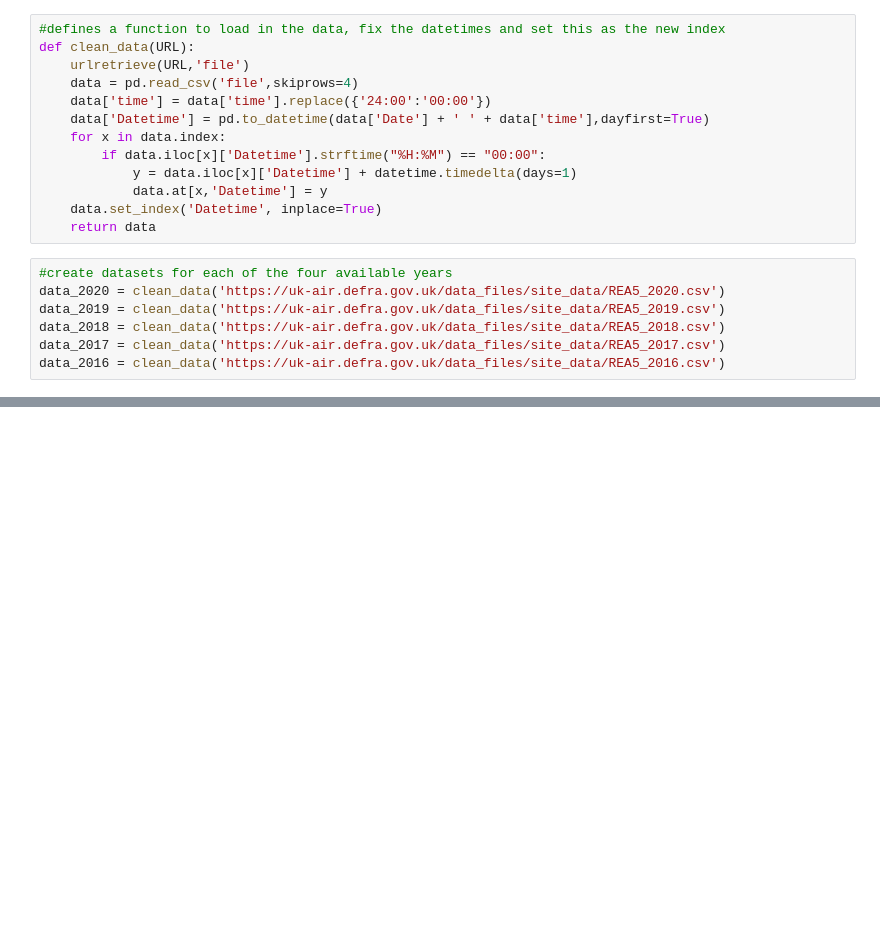
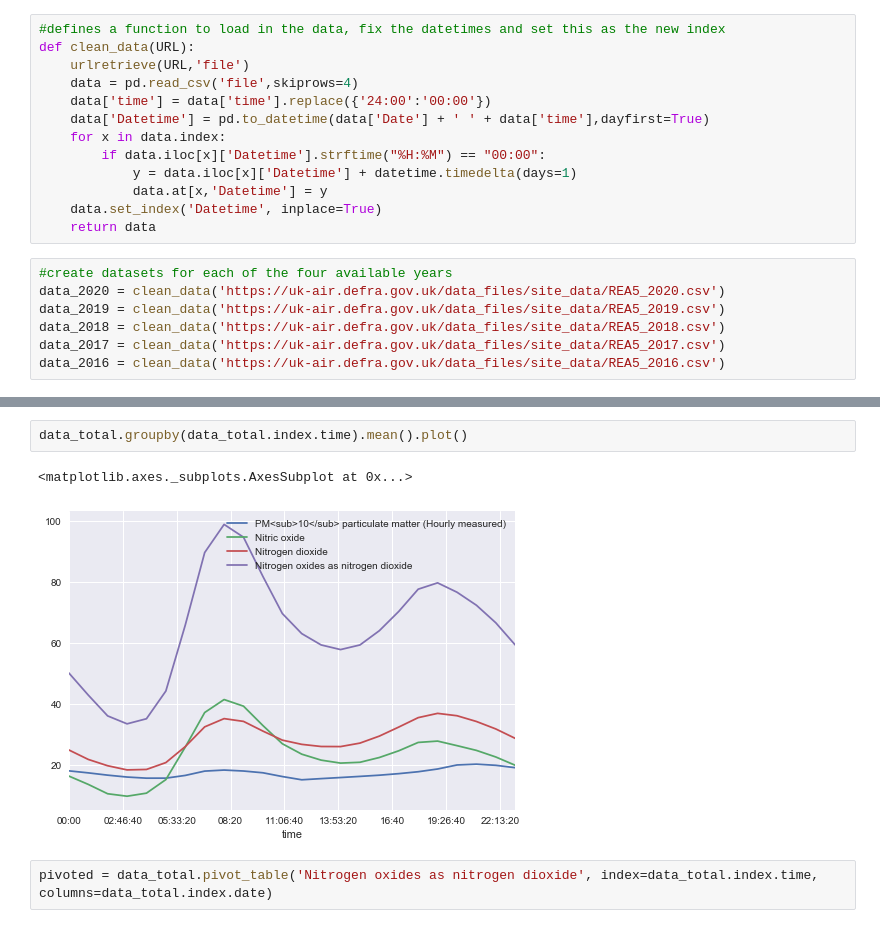
Before and after one commit to productivityboyz/Air-Pollution-Project, a Jupyter notebook: Reading Carbon Levels.ipynb, the cells around one changed output, grey strips where cells are left out. Cells and saved outputs as stored; diff of their text form; blank space fills up the shorter version.

```diff
--- a/Reading Carbon Levels.ipynb
+++ b/Reading Carbon Levels.ipynb
@@ -47,0 +36,7 @@ plt.legend(loc='center left',bbox_to_anchor=(1, 0.5)) #move the legend out of th
+# %%
+data_total.groupby(data_total.index.time).mean().plot()
+# %% [output]
+<matplotlib.axes._subplots.AxesSubplot at 0x...>
+[figure, added]
+# %%
+pivoted = data_total.pivot_table('Nitrogen oxides as nitrogen dioxide', index=data_total.index.time, columns=data_total.index.date)
```
Also changed, not shown: parts of 2 cells of this notebook.
